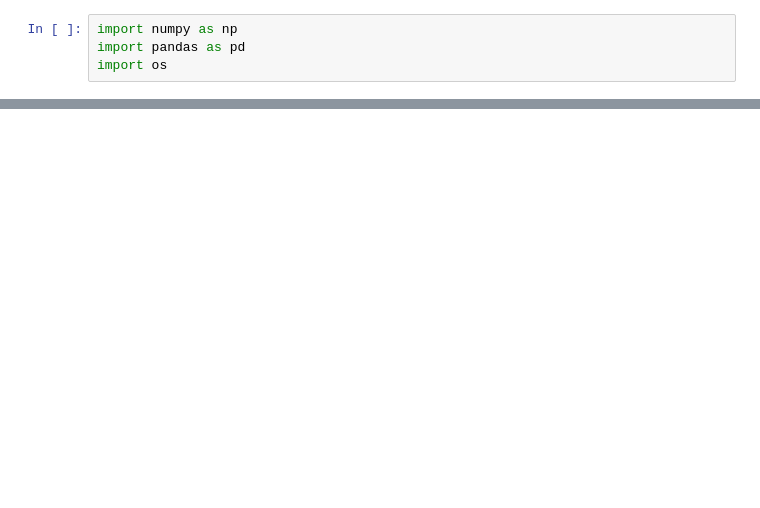
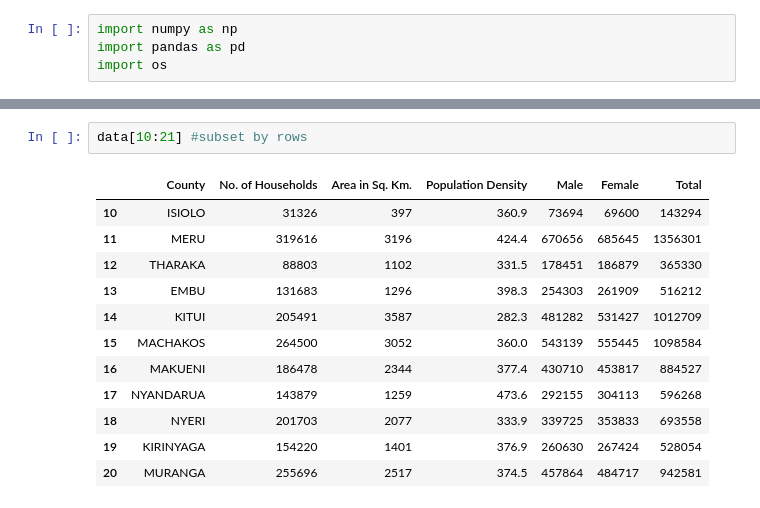
Before and after one commit to KaruguDev/datascience, a Jupyter notebook: Data Pre-Processing Part 2.ipynb, the cells around one changed output, grey strips where cells are left out. Cells and saved outputs as stored; diff of their text form; blank space fills up the shorter version.

```diff
--- a/Data Pre-Processing Part 2.ipynb
+++ b/Data Pre-Processing Part 2.ipynb
@@ -70,0 +162,15 @@ print(data[(data['Population Density'] == 812.2) | (data['Population Density'] =
+# %%
+data[10:21] #subset by rows
+# %% [output]
+|  | County | No. of Households | Area in Sq. Km. | Population Density | Male | Female | Total |
+| 10 | ISIOLO | 31326 | 397 | 360.9 | 73694 | 69600 | 143294 |
+| 11 | MERU | 319616 | 3196 | 424.4 | 670656 | 685645 | 1356301 |
+| 12 | THARAKA | 88803 | 1102 | 331.5 | 178451 | 186879 | 365330 |
+| 13 | EMBU | 131683 | 1296 | 398.3 | 254303 | 261909 | 516212 |
+| 14 | KITUI | 205491 | 3587 | 282.3 | 481282 | 531427 | 1012709 |
+| 15 | MACHAKOS | 264500 | 3052 | 360.0 | 543139 | 555445 | 1098584 |
+| 16 | MAKUENI | 186478 | 2344 | 377.4 | 430710 | 453817 | 884527 |
+| 17 | NYANDARUA | 143879 | 1259 | 473.6 | 292155 | 304113 | 596268 |
+| 18 | NYERI | 201703 | 2077 | 333.9 | 339725 | 353833 | 693558 |
+| 19 | KIRINYAGA | 154220 | 1401 | 376.9 | 260630 | 267424 | 528054 |
+| 20 | MURANGA | 255696 | 2517 | 374.5 | 457864 | 484717 | 942581 |
```
Also changed, not shown: parts of 22 cells of this notebook, 6 other files.
